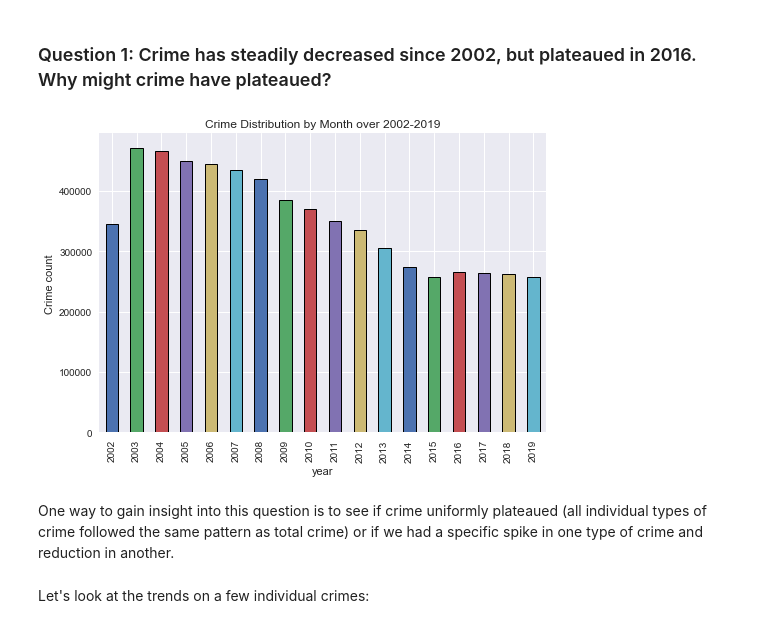
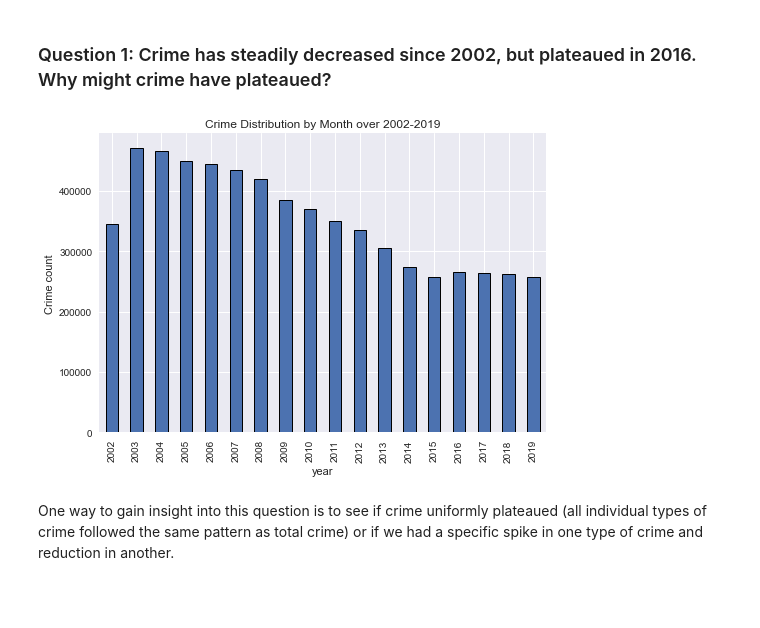
Before and after one commit to tjdolan121/4502Proj, a Jupyter notebook: forge/code/DataMiningQuestions.ipynb, the cells around one changed output. Saved outputs shown, nothing was run; the diff lists cells and outputs as text; code cells hidden in the pictures; blank space fills up the shorter version.

```diff
--- a/forge/code/DataMiningQuestions.ipynb
+++ b/forge/code/DataMiningQuestions.ipynb
@@ -92,12 +92,10 @@ first_year = 2002
 last_year = 2020
 q1_df = df[df.year.isin(list(range(2002, 2020)))]
 # %%
-histoy = q1_df.groupby('year').size().plot.bar(edgecolor='black', linewidth=1, color=sns.color_palette())
+histoy = q1_df.groupby('year').size().plot.bar(edgecolor='black', linewidth=1)
 histoy.set_title('Crime Distribution by Month over 2002-2019')
 histoy.set_ylabel('Crime count');
 # %% [output]
-[figure, old version]
+[figure, new version]
 # %% [markdown]
 One way to gain insight into this question is to see if crime uniformly plateaued (all individual types of crime followed the same pattern as total crime) or if we had a specific spike in one type of crime and reduction in another.
-# %% [markdown]
-Let's look at the trends on a few individual crimes:
```
Also changed, not shown: parts of 33 cells of this notebook.
